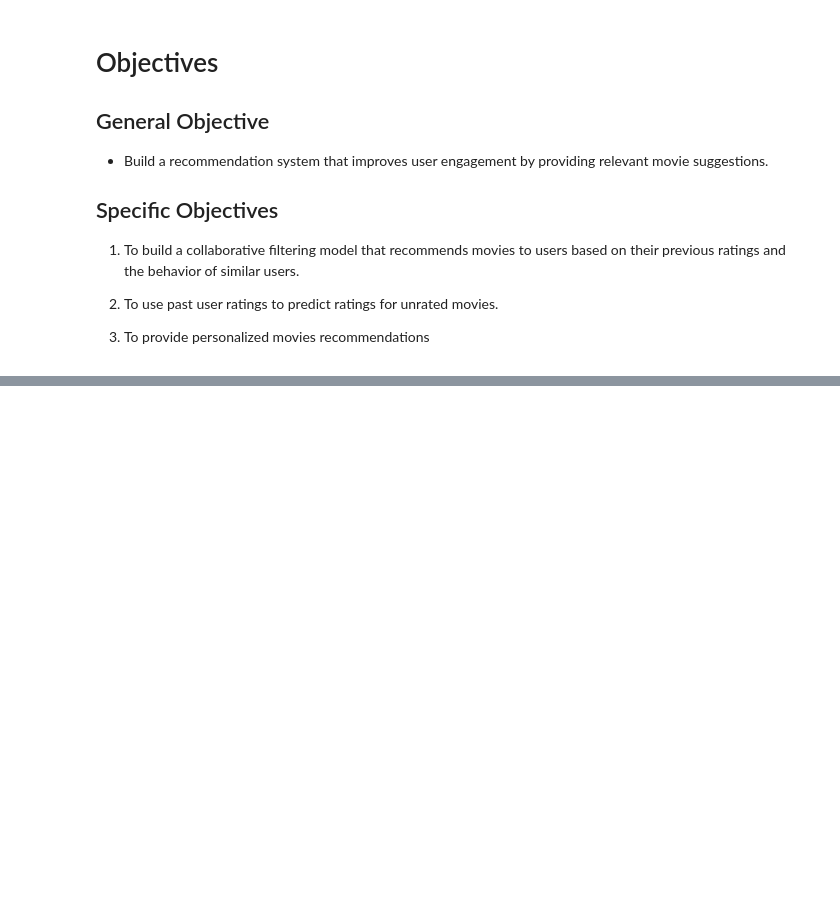
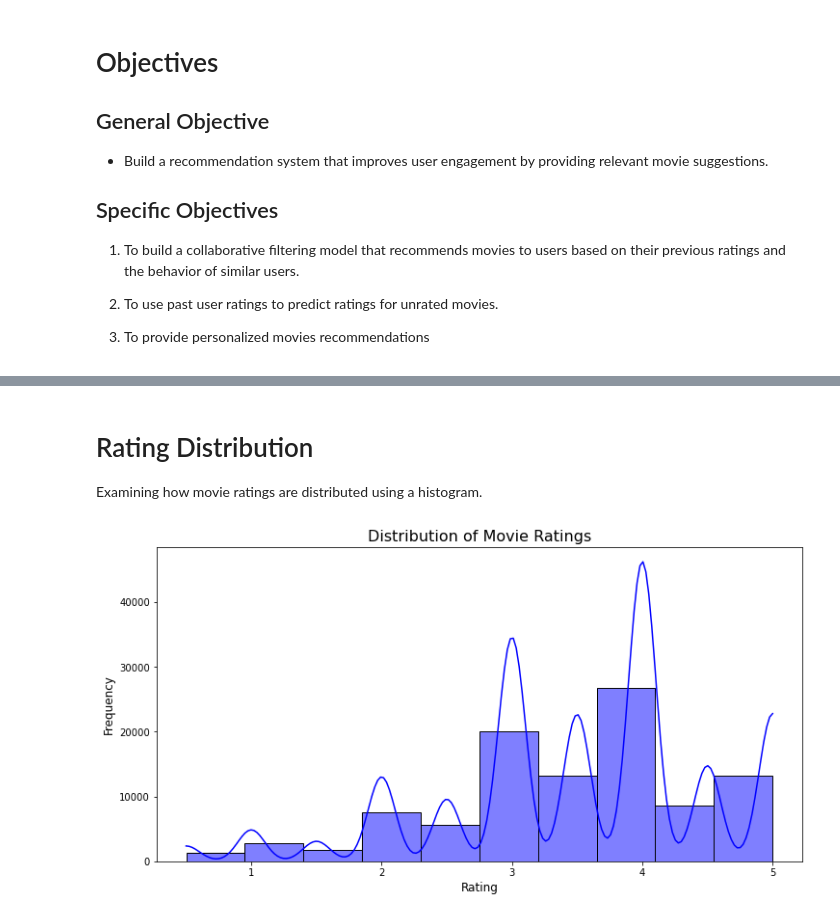
Before and after one commit to Nzoki/Movies-Recommendation-System, a Jupyter notebook: Final.ipynb, the cells around one changed output, grey strips where cells are left out. Cells and saved outputs as stored; diff of their text form; code cells hidden in the pictures; blank space fills up the shorter version.

```diff
--- a/Final.ipynb
+++ b/Final.ipynb
@@ -48,0 +79,6 @@ We are using the **MovieLens small dataset** (ml-latest-small), which contains:
+# %%
+# Load the datasets
+ratings = pd.read_csv('ml-latest-small/ratings.csv')
+tags = pd.read_csv('ml-latest-small/tags.csv')
+movies = pd.read_csv('ml-latest-small/movies.csv')
+links = pd.read_csv('ml-latest-small/links.csv')
@@ -48,0 +168,4 @@ We are using the **MovieLens small dataset** (ml-latest-small), which contains:
+# %%
+#merging movies and ratings
+merged_df = pd.merge(ratings, movies, on='movieId', how='left')
+merged_df.head()
@@ -48,0 +207,4 @@ We are using the **MovieLens small dataset** (ml-latest-small), which contains:
+# %%
+# Merge tags into the merged_data
+tags_agg = tags.groupby('movieId')['tag'].apply(lambda x: '|'.join(x)).reset_index()
+df = pd.merge(merged_df, tags_agg, on='movieId', how='left')
@@ -48,0 +254,3 @@ We are using the **MovieLens small dataset** (ml-latest-small), which contains:
+# %%
+# Convert timestamp to datetime
+df['timestamp'] = pd.to_datetime(df['timestamp'], unit='s')
@@ -48,0 +289,15 @@ We are using the **MovieLens small dataset** (ml-latest-small), which contains:
+# %% [markdown]
+# Rating Distribution
+
+
+Examining how movie ratings are distributed using a histogram.
+# %%
+# Plot the distribution of movie ratings
+plt.figure(figsize=(12, 6))
+sns.histplot(df['rating'], bins=10, kde=True, color='blue')
+plt.title('Distribution of Movie Ratings', fontsize=16)
+plt.xlabel('Rating', fontsize=12)
+plt.ylabel('Frequency', fontsize=12)
+plt.show()
+# %% [output]
+[figure, added]
```
Also changed, not shown: parts of 58 cells of this notebook, 1 other file.
